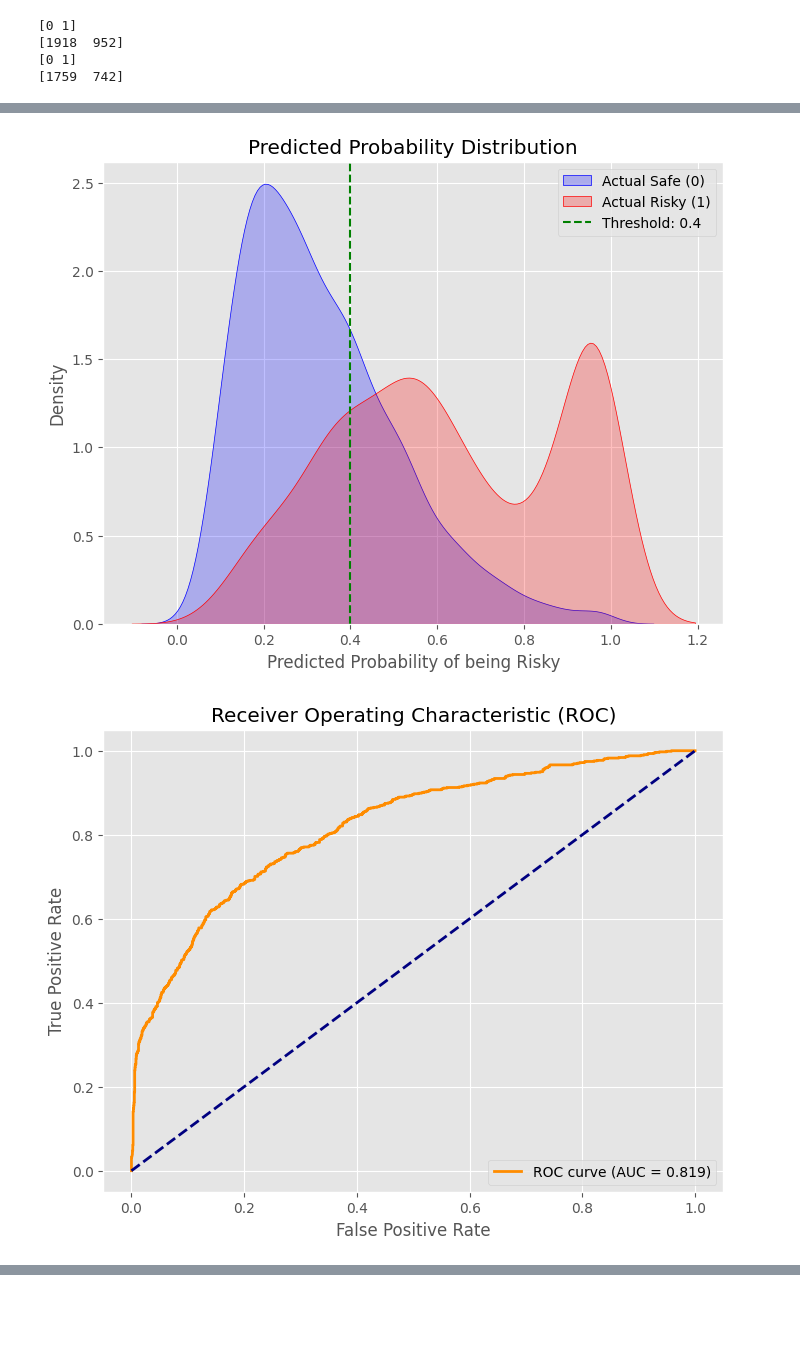
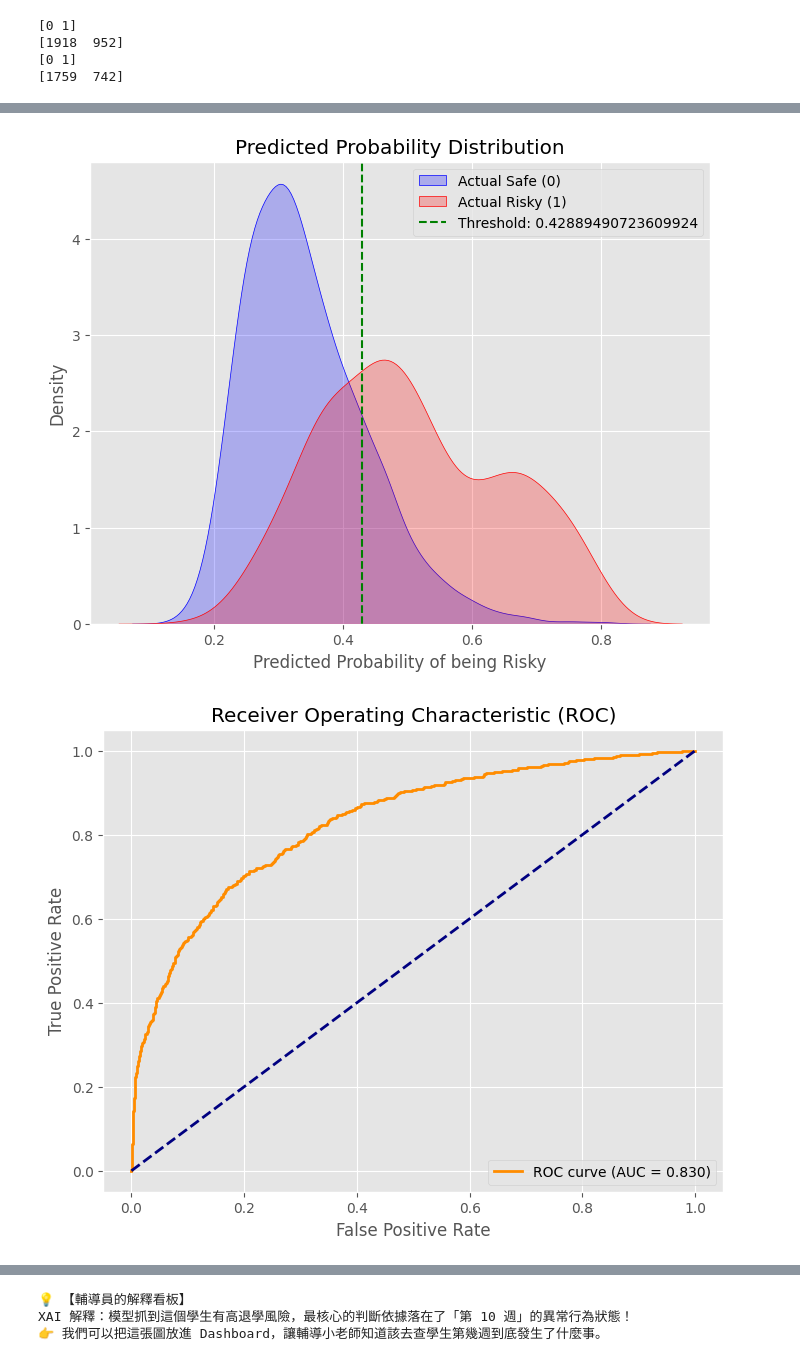
Before and after one commit to CongJie-Pan/OULAD_prediction, a Jupyter notebook: LSTM-FFF.ipynb, the cells around one changed output, grey strips where cells are left out. Drawn from its saved outputs; the diff is of its cells as text; code cells hidden in the pictures; blank space fills up the shorter version.

```diff
--- a/LSTM-FFF.ipynb
+++ b/LSTM-FFF.ipynb
@@ -414,9 +491,10 @@ weight_for_1 = (1 / pos)*(total)/2.0
 
 class_weight = {0: weight_for_0, 1: weight_for_1}
 
-history = model.fit(X_train, y_train, epochs = 100, batch_size=batch_size,
-                    validation_data=(X_test, y_test),
-                    callbacks = my_callbacks, class_weight=class_weight,
-                    verbose = 2, shuffle=True)
+# 傳入 LSTM 的時距資料 [X_train] 與 靜態背景資料 [X_train_static] 作為 inputs
+history = model.fit([X_train, X_train_static], y_train, epochs=100, batch_size=batch_size,
+                    validation_data=([X_test, X_test_static], y_test),
+                    callbacks=my_callbacks, class_weight=class_weight,
+                    verbose=2, shuffle=True)
 # %% [output]
 Epoch 1/100
@@ -539,8 +637,8 @@ import seaborn as sns
 from IPython.display import display, Markdown
 import pandas as pd
 
-# 1. 取得測試集的預測機率值 (而不是只拿 0 或 1)
-y_pred_prob_test = model.predict(X_test).ravel()
+# 注意：前面已經取得 y_pred_prob_test 了，這裡註解掉以免重複執行
+# y_pred_prob_test = model.predict([X_test, X_test_static]).ravel()
 
 # ==========================================
 # 圖表 A：預測機率分佈圖 (KDE Plot)
@@ -608,4 +706,45 @@ md_text = f"""
 """
 
 display(Markdown(md_text))
+
+# ==========================================
+# 進階實作 2: 可解釋性 AI (XAI) - 取出注意力機制的權度並畫圖
+# 讓輔導員一眼看出模型是根據哪幾週的異常表現發出的警報！
+# ==========================================
+from tensorflow.keras.models import Model
+
+# 1. 抽取出 Attention 層作為新預測模型的輸出點
+attention_layer_name = 'attention_weights'
+attention_model = Model(inputs=model.input, outputs=model.get_layer(attention_layer_name).output)
+
+# 2. 從測試集找出一位被模型成功抓出來的真實退學生 (True Positive)
+true_positives = np.where((y_test == 1) & (y_pred_test == 1))[0]
+
+if len(true_positives) > 0:
+    # 隨機挑一位或拿第一位
+    sample_idx = true_positives[0]
+    sample_seq = X_test[sample_idx:sample_idx+1]
+    sample_static = X_test_static[sample_idx:sample_idx+1]
+
+    # 3. 取得他的 Attention 權重，並攤平為一維陣列 (flatten)
+    att_weights = attention_model.predict([sample_seq, sample_static])[0].flatten()
+
+    # 4. 畫圖 (X 軸是週數，Y 軸是權重占比)
+    plt.figure(figsize=(10, 4))
+    plt.plot(range(1, len(att_weights)+1), att_weights, marker='o', color='crimson', linewidth=2)
+    plt.fill_between(range(1, len(att_weights)+1), att_weights, color='crimson', alpha=0.1)
+    plt.title(f'XAI Analysis: Attention Weights for a High-Risk Student (Index: {sample_idx})')
+    plt.xlabel('Week (Time Step)')
+    plt.ylabel('Attention Score (Importance %)')
+    plt.xticks(range(1, len(att_weights)+1))
+    plt.grid(True)
+    plt.show()
+
+    print("\n💡 【輔導員的解釋看板】")
+    highest_week = np.argmax(att_weights) + 1
+    print(f"XAI 解釋：模型抓到這個學生有高退學風險，最核心的判斷依據落在了「第 {highest_week} 週」的異常行為狀態！")
+    print("👉 我們可以把這張圖放進 Dashboard，讓輔導小老師知道該去查學生第幾週到底發生了什麼事。")
+
+else:
+    print("找不到 True Positive 樣本來畫 Attention 圖。")
 # %% [output]
@@ -613,2 +751,2 @@ display(Markdown(md_text))
-[figure, old version]
+[figure, new version]
-[figure, old version]
+[figure, new version]
@@ -633,3 +773,6 @@ display(Markdown(md_text))
+💡 【輔導員的解釋看板】
+XAI 解釋：模型抓到這個學生有高退學風險，最核心的判斷依據落在了「第 10 週」的異常行為狀態！
+👉 我們可以把這張圖放進 Dashboard，讓輔導小老師知道該去查學生第幾週到底發生了什麼事。
 # %%
 # ==========================================
 # 4. 儲存模型至本機端 (Save Model)
```
Also changed, not shown: parts of 9 cells of this notebook, 9 other files.
